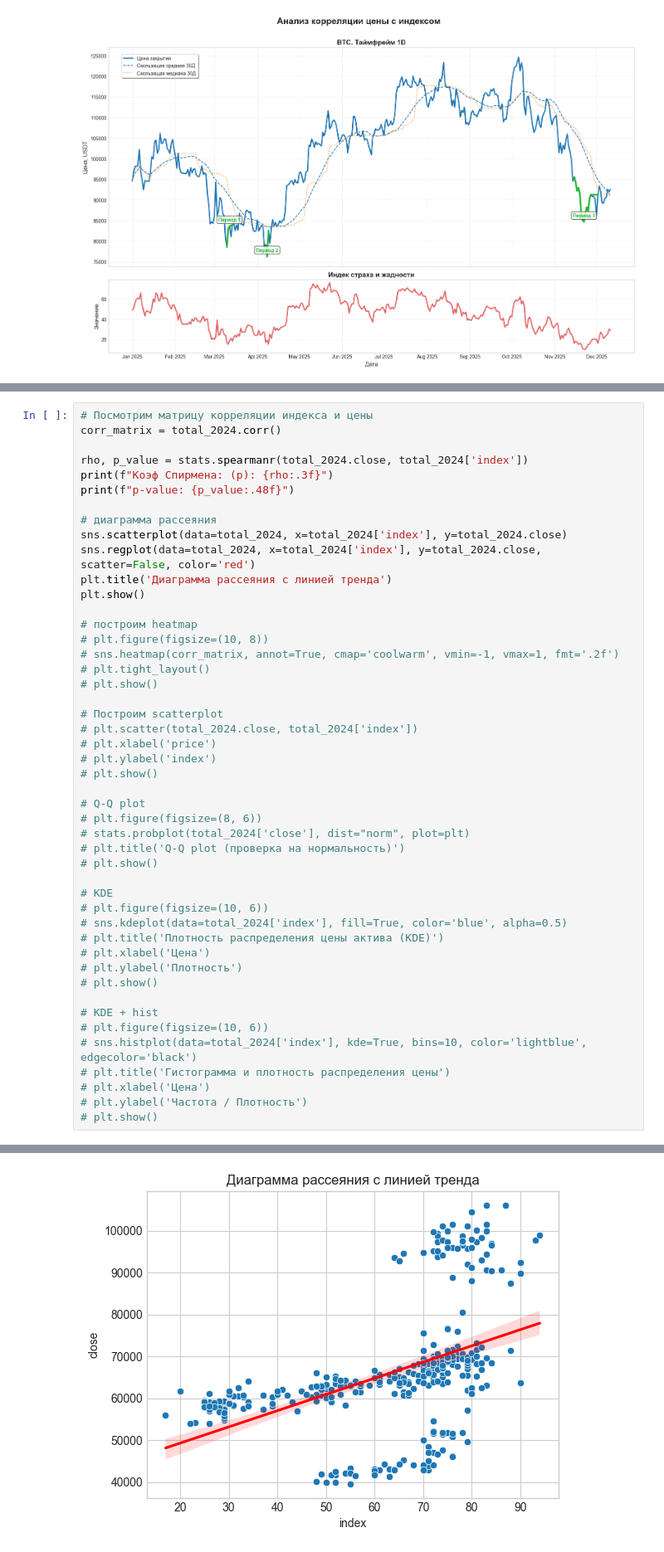
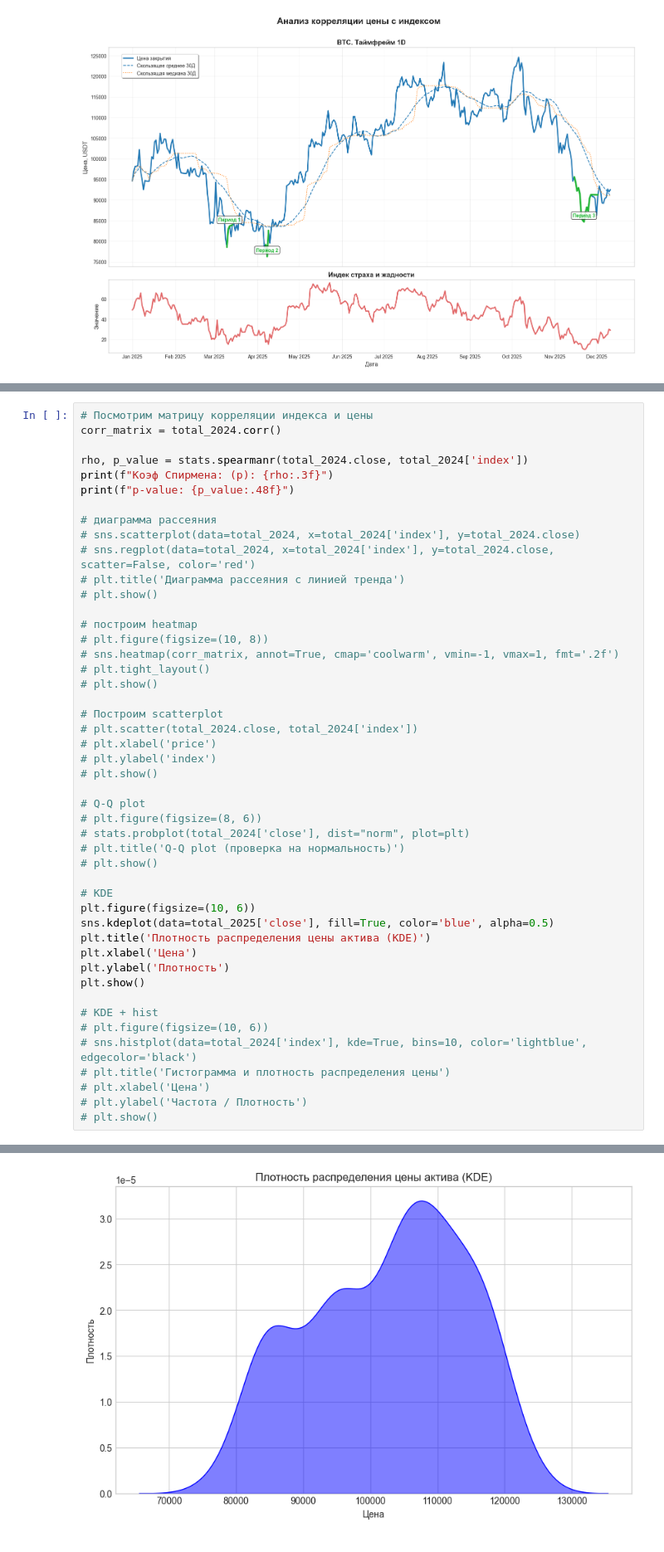
Before and after one commit to Sokolov57/BTC_Fear_Greed_Analysis, a Jupyter notebook: test_api.ipynb, the cells around one changed output, grey strips where cells are left out. Shown at 83% size. Cells and saved outputs as stored; diff of their text form.

```diff
--- a/test_api.ipynb
+++ b/test_api.ipynb
@@ -325,48 +333,48 @@ print(f"Коэф Спирмена: (p): {rho:.3f}")
 print(f"p-value: {p_value:.48f}")
 
 # диаграмма рассеяния
-sns.scatterplot(data=total_2024, x=total_2024['index'], y=total_2024.close)
-sns.regplot(data=total_2024, x=total_2024['index'], y=total_2024.close, scatter=False, color='red')
-plt.title('Диаграмма рассеяния с линией тренда')
-plt.show()
+# sns.scatterplot(data=total_2024, x=total_2024['index'], y=total_2024.close)
+# sns.regplot(data=total_2024, x=total_2024['index'], y=total_2024.close, scatter=False, color='red')
+# plt.title('Диаграмма рассеяния с линией тренда')
+# plt.show()
 
 # построим heatmap
 # plt.figure(figsize=(10, 8))
 # sns.heatmap(corr_matrix, annot=True, cmap='coolwarm', vmin=-1, vmax=1, fmt='.2f')
 # plt.tight_layout()
 # plt.show()
 
 # Построим scatterplot
 # plt.scatter(total_2024.close, total_2024['index'])
 # plt.xlabel('price')
 # plt.ylabel('index')
 # plt.show()
 
 # Q-Q plot
 # plt.figure(figsize=(8, 6))
 # stats.probplot(total_2024['close'], dist="norm", plot=plt)
 # plt.title('Q‑Q plot (проверка на нормальность)')
 # plt.show()
 
 # KDE
-# plt.figure(figsize=(10, 6))
-# sns.kdeplot(data=total_2024['index'], fill=True, color='blue', alpha=0.5)
-# plt.title('Плотность распределения цены актива (KDE)')
-# plt.xlabel('Цена')
-# plt.ylabel('Плотность')
-# plt.show()
+plt.figure(figsize=(10, 6))
+sns.kdeplot(data=total_2025['close'], fill=True, color='blue', alpha=0.5)
+plt.title('Плотность распределения цены актива (KDE)')
+plt.xlabel('Цена')
+plt.ylabel('Плотность')
+plt.show()
 
 # KDE + hist
 # plt.figure(figsize=(10, 6))
 # sns.histplot(data=total_2024['index'], kde=True, bins=10, color='lightblue', edgecolor='black')
 # plt.title('Гистограмма и плотность распределения цены')
 # plt.xlabel('Цена')
 # plt.ylabel('Частота / Плотность')
 # plt.show()
 # %% [output]
 Коэф Спирмена: (p): 0.657
 p-value: 0.000000000000000000000000000000000000000000000124
-[figure, old version]
+[figure, new version]
 # %%
 # Визуализируем данные за 2024 г.
 
```
Also changed, not shown: parts of 10 cells of this notebook.
